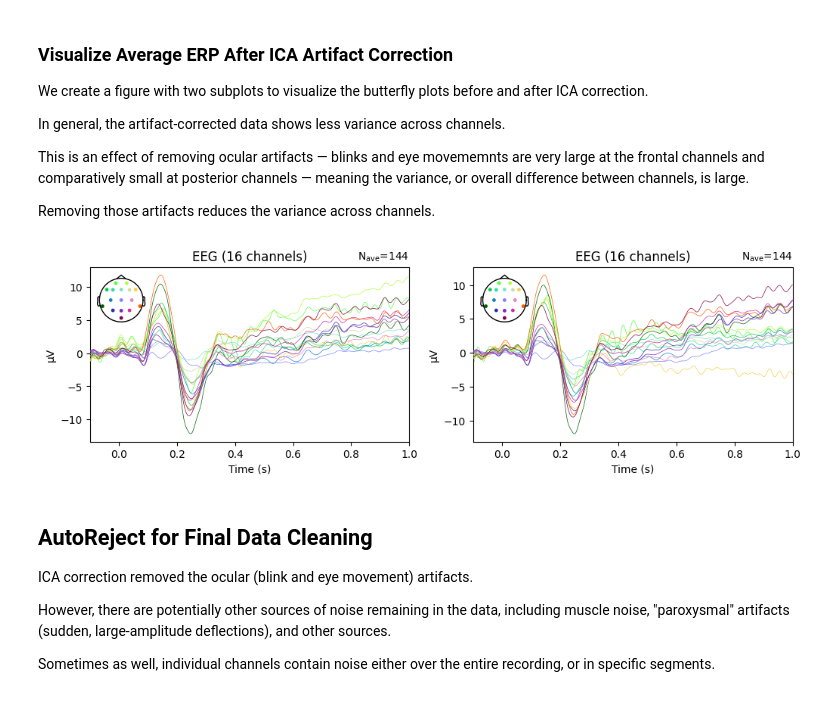
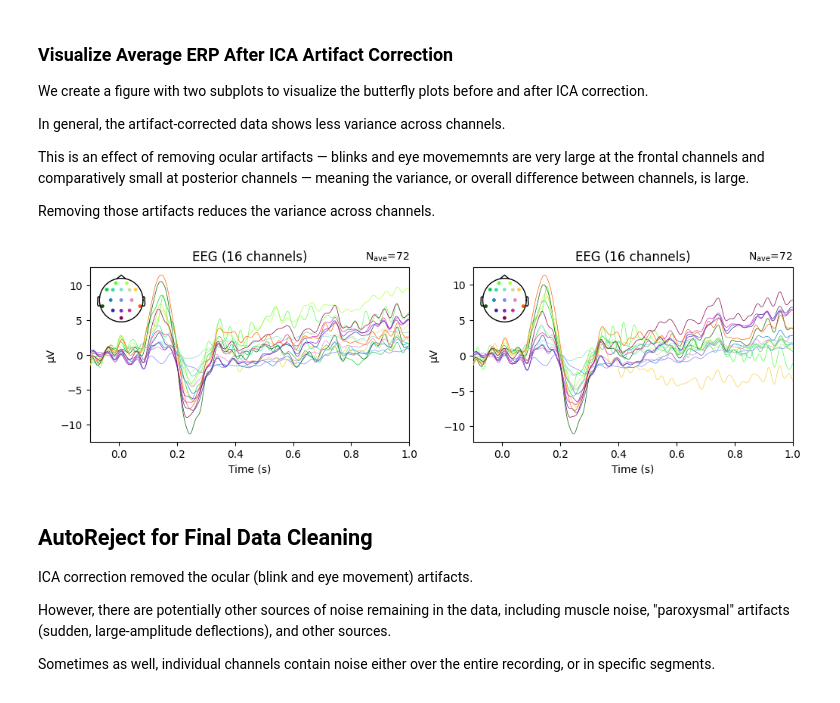
Before and after one commit to tariqzahratahdi/NeuralDataScience, a Jupyter notebook: course_eeg_segmentation_into_erp_epochs.ipynb, the cells around one changed output. Cells and saved outputs as stored; diff of their text form; code cells hidden in the pictures.

```diff
--- a/course_eeg_segmentation_into_erp_epochs.ipynb
+++ b/course_eeg_segmentation_into_erp_epochs.ipynb
@@ -655,13 +653,16 @@ This is an effect of removing ocular artifacts — blinks and eye movememnts are
 
 Removing those artifacts reduces the variance across channels.
 # %%
-# visualize average ERP after ICA artifact correction
+# create Evoked object from Epoch epochs_postica for  Match condition
+evoked_postica_match = epochs_postica['Match'].average()
+
+# visualize average ERP after ICA artifact correction for Match condition
 fig, ax = plt.subplots(1, 2, figsize=[12, 3])
 
-epochs['Match', 'Mismatch'].average().plot(axes=ax[0], show=False);
-epochs_postica['Match', 'Mismatch'].average().plot(axes=ax[1]);
+evoked_match.plot(axes=ax[0], show=False);
+evoked_postica_match.plot(axes=ax[1]);
 # %% [output]
-[figure, old version]
+[figure, new version]
 # %% [markdown]
 ## AutoReject for Final Data Cleaning
 
```
Also changed, not shown: parts of 2 cells of this notebook.
